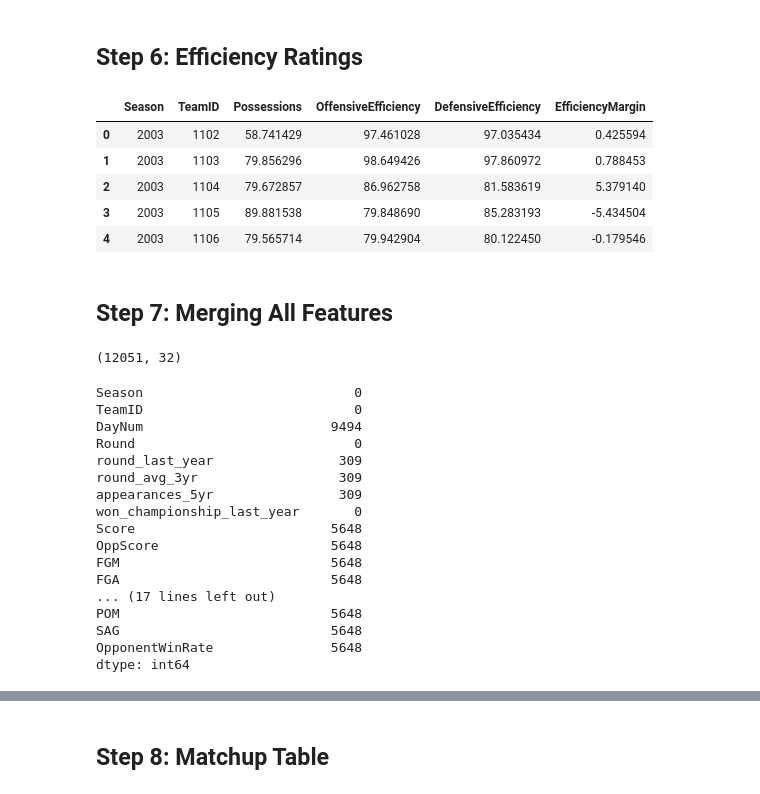
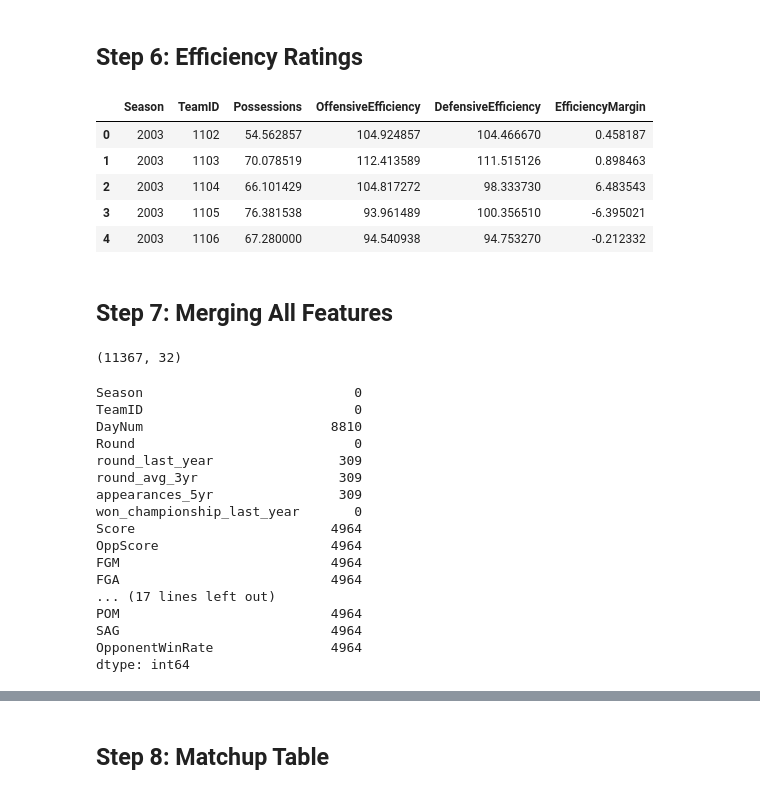
Before and after one commit to krishna-kasuganti/ncaa-bracket-model, a Jupyter notebook: notebooks/02_feature_engineering.ipynb, the cells around one changed output, grey strips where cells are left out. Saved outputs shown, nothing was run; the diff lists cells and outputs as text; code cells hidden in the pictures.

```diff
--- a/notebooks/02_feature_engineering.ipynb
+++ b/notebooks/02_feature_engineering.ipynb
@@ -3,6 +3,8 @@
 # %%
 import pandas as pd
 import numpy as np
+# %%
+pd.set_option('display.max_rows', 100)
 # %%
 def show_columns(df):
     for col in df.columns:
@@ -41,8 +43,8 @@ LStl
 LBlk
 LPF
 # %%
-winners = season_stats[['Season', 'WTeamID', 'WScore', 'LScore', 'WFGM', 'WFGA', 'WFGM3', 'WFGA3', 'WFTM', 'WFTA', 'WAst', 'WTO', 'WStl', 'WBlk', 'WPF']]
-winners.rename(columns={'WTeamID': 'TeamID', 'WScore': 'Score', 'LScore': 'OppScore', 'WFGM': 'FGM', 'WFGA': 'FGA', 'WFGM3': 'FGM3', 'WFGA3': 'FGA3', 'WFTM': 'FTM', 'WFTA': 'FTA', 'WAst': 'Ast', 'WTO': 'TO', 'WStl': 'Stl', 'WBlk': 'Blk', 'WPF': 'PF'}, inplace=True)
+winners = season_stats[['Season', 'WTeamID', 'WScore', 'LScore', 'WFGM', 'WFGA', 'WFGM3', 'WFGA3', 'WFTM', 'WFTA', 'WAst', 'WTO', 'WStl', 'WBlk', 'WPF', 'WOR']]
+winners.rename(columns={'WTeamID': 'TeamID', 'WScore': 'Score', 'LScore': 'OppScore', 'WFGM': 'FGM', 'WFGA': 'FGA', 'WFGM3': 'FGM3', 'WFGA3': 'FGA3', 'WFTM': 'FTM', 'WFTA': 'FTA', 'WAst': 'Ast', 'WTO': 'TO', 'WStl': 'Stl', 'WBlk': 'Blk', 'WPF': 'PF', 'WOR': 'OR'}, inplace=True)
 winners['Win'] = 1
 winners.head()
 # %% [output]
@@ -53,8 +55,8 @@ winners.head()
 | 3 | 2003 | 1296 | 56 | 50 | 18 | 38 | 3 | 9 | 17 | 31 | 11 | ... |
 | 4 | 2003 | 1400 | 77 | 71 | 30 | 61 | 6 | 14 | 11 | 13 | 12 | ... |
 # %%
-losers = season_stats[['Season', 'LTeamID', 'LScore', 'WScore', 'LFGM', 'LFGA', 'LFGM3', 'LFGA3', 'LFTM', 'LFTA', 'LAst', 'LTO', 'LStl', 'LBlk', 'LPF']]
-losers.rename(columns={'LTeamID': 'TeamID', 'LScore': 'Score', 'WScore': 'OppScore', 'LFGM': 'FGM', 'LFGA': 'FGA', 'LFGM3': 'FGM3', 'LFGA3': 'FGA3', 'LFTM': 'FTM', 'LFTA': 'FTA', 'LAst': 'Ast', 'LTO': 'TO', 'LStl': 'Stl', 'LBlk': 'Blk', 'LPF': 'PF'}, inplace=True)
+losers = season_stats[['Season', 'LTeamID', 'LScore', 'WScore', 'LFGM', 'LFGA', 'LFGM3', 'LFGA3', 'LFTM', 'LFTA', 'LAst', 'LTO', 'LStl', 'LBlk', 'LPF', 'LOR']]
+losers.rename(columns={'LTeamID': 'TeamID', 'LScore': 'Score', 'WScore': 'OppScore', 'LFGM': 'FGM', 'LFGA': 'FGA', 'LFGM3': 'FGM3', 'LFGA3': 'FGA3', 'LFTM': 'FTM', 'LFTA': 'FTA', 'LAst': 'Ast', 'LTO': 'TO', 'LStl': 'Stl', 'LBlk': 'Blk', 'LPF': 'PF', 'LOR': 'OR'}, inplace=True)
 losers['Win'] = 0
 losers.head()
 # %% [output]
@@ -86,6 +88,7 @@ Total rows in team_stats: 237764
 The number of rows in team_stats is correct.
 # %%
 season_averages = team_stats.groupby(['Season', 'TeamID']).mean().reset_index().sort_values(by=['Season', 'TeamID'])
+season_averages.rename(columns={'Win': 'WinRate'}, inplace=True)
 season_averages.head()
 # %% [output]
 |  | Season | TeamID | Score | OppScore | FGM | FGA | FGM3 | FGA3 | FTM | FTA | Ast | ... |
@@ -648,47 +687,49 @@ sos.head()
 # %% [markdown]
 ## Step 6: Efficiency Ratings
 # %%
-season_averages['Possessions'] = season_averages['FGA'] + 0.44 * season_averages['FTA'] + season_averages['TO']
+season_averages['Possessions'] = season_averages['FGA'] - season_averages['OR'] + 0.44 * season_averages['FTA'] + season_averages['TO']
 season_averages['OffensiveEfficiency'] = season_averages['Score'] / season_averages['Possessions'] * 100
+# Note: DefensiveEfficiency uses the team's own possession estimate as the denominator.
+# The correct approach would use the opponent's possession count, but that data
+# is not available in this DataFrame. The approximation is small since teams
+# playing each other tend to have similar possession counts.
 season_averages['DefensiveEfficiency'] = season_averages['OppScore'] / season_averages['Possessions'] * 100
 season_averages['EfficiencyMargin'] = season_averages['OffensiveEfficiency'] - season_averages['DefensiveEfficiency']
 season_averages[['Season', 'TeamID', 'Possessions', 'OffensiveEfficiency', 'DefensiveEfficiency', 'EfficiencyMargin']].head()
 # %% [output]
 |  | Season | TeamID | Possessions | OffensiveEfficiency | DefensiveEfficiency | EfficiencyMargin |
-| 0 | 2003 | 1102 | 58.741429 | 97.461028 | 97.035434 | 0.425594 |
-| 1 | 2003 | 1103 | 79.856296 | 98.649426 | 97.860972 | 0.788453 |
-| 2 | 2003 | 1104 | 79.672857 | 86.962758 | 81.583619 | 5.379140 |
-| 3 | 2003 | 1105 | 89.881538 | 79.848690 | 85.283193 | -5.434504 |
-| 4 | 2003 | 1106 | 79.565714 | 79.942904 | 80.122450 | -0.179546 |
+| 0 | 2003 | 1102 | 54.562857 | 104.924857 | 104.466670 | 0.458187 |
+| 1 | 2003 | 1103 | 70.078519 | 112.413589 | 111.515126 | 0.898463 |
+| 2 | 2003 | 1104 | 66.101429 | 104.817272 | 98.333730 | 6.483543 |
+| 3 | 2003 | 1105 | 76.381538 | 93.961489 | 100.356510 | -6.395021 |
+| 4 | 2003 | 1106 | 67.280000 | 94.540938 | 94.753270 | -0.212332 |
 # %% [markdown]
 ## Step 7: Merging All Features
 # %%
-#tournament_history = pd.merge(tournament_history, champions, on=['Season', 'TeamID'], how='left')
-#tournament_history = tournament_history.fillna({'won_championship_last_year': 0})
-
 team_features = pd.merge(tournament_history, season_averages, on=['Season', 'TeamID'], how='left')
 team_features = pd.merge(team_features, seed_clean, on=['Season', 'TeamID'], how='left')
 team_features = pd.merge(team_features, massey_pivot, on=['Season', 'TeamID'], how='left')
 team_features = pd.merge(team_features, sos, on=['Season', 'TeamID'], how='left')
+team_features = team_features.drop(columns=['WinRate'])
 
 print(team_features.shape)
 team_features.isnull().sum()
 # %% [output]
-(12051, 32)
+(11367, 32)
 Season                           0
 TeamID                           0
-DayNum                        9494
+DayNum                        8810
 Round                            0
 round_last_year                309
 round_avg_3yr                  309
 appearances_5yr                309
 won_championship_last_year       0
-Score                         5648
-OppScore                      5648
-FGM                           5648
-FGA                           5648
+Score                         4964
+OppScore                      4964
+FGM                           4964
+FGA                           4964
 ... (17 lines left out)
-POM                           5648
-SAG                           5648
-OpponentWinRate               5648
+POM                           4964
+SAG                           4964
+OpponentWinRate               4964
 dtype: int64
```
Also changed, not shown: parts of 23 cells of this notebook, 9 other files.
